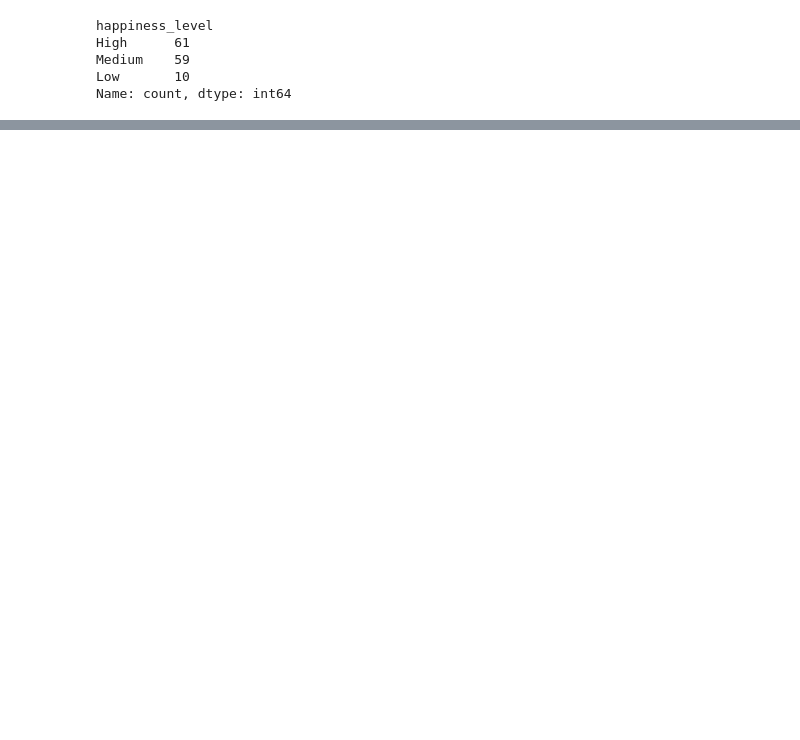
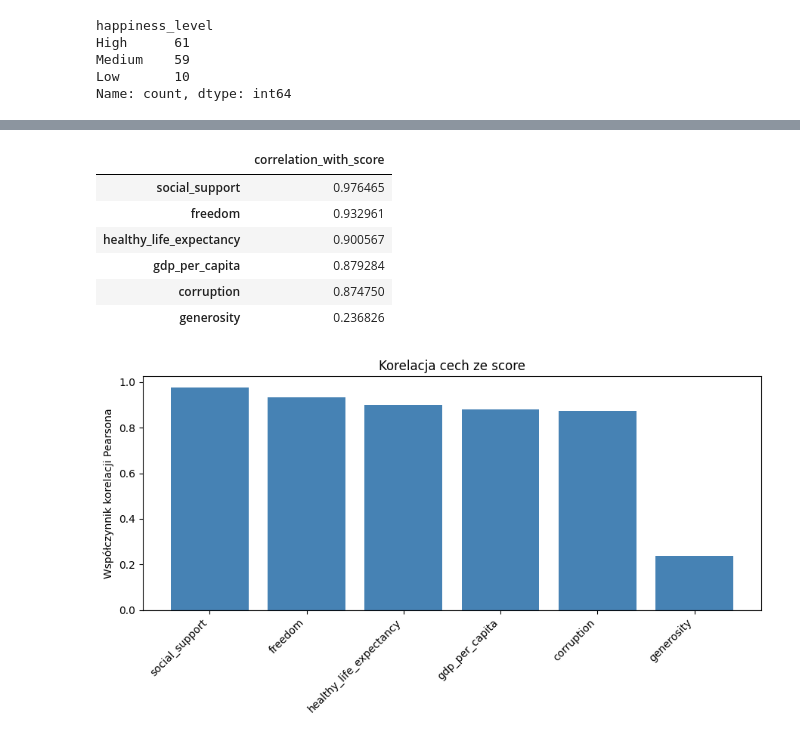
Before and after one commit to rosemint5/Machine-learning, a Jupyter notebook: wizualizacja.ipynb, the cells around one changed output, grey strips where cells are left out. Drawn from its saved outputs; the diff is of its cells as text; code cells hidden in the pictures; blank space fills up the shorter version.

```diff
--- a/wizualizacja.ipynb
+++ b/wizualizacja.ipynb
@@ -131,0 +276,37 @@ Name: count, dtype: int64
+# %%
+from sklearn.feature_selection import SelectKBest, f_regression, mutual_info_regression, f_classif
+
+features = [
+    "gdp_per_capita",
+    "social_support",
+    "healthy_life_expectancy",
+    "freedom",
+    "generosity",
+    "corruption",
+]
+
+X = df[features]
+y = df["score"]
+# %%
+corr_with_score = X.corrwith(y)
+corr_ranking = pd.DataFrame({"correlation_with_score": corr_with_score}).sort_values(by="correlation_with_score", ascending=False)
+
+display(corr_ranking)
+
+plt.figure(figsize=(9, 5))
+plt.bar(corr_ranking.index, corr_ranking["correlation_with_score"], color="steelblue")
+plt.axhline(0, color="black", linewidth=0.8)
+plt.title("Korelacja cech ze score")
+plt.ylabel("Współczynnik korelacji Pearsona")
+plt.xticks(rotation=45, ha="right")
+plt.tight_layout()
+plt.show()
+# %% [output]
+|  | correlation_with_score |
+| social_support | 0.976465 |
+| freedom | 0.932961 |
+| healthy_life_expectancy | 0.900567 |
+| gdp_per_capita | 0.879284 |
+| corruption | 0.874750 |
+| generosity | 0.236826 |
+[figure, added]
```
Also changed, not shown: parts of 15 cells of this notebook.
